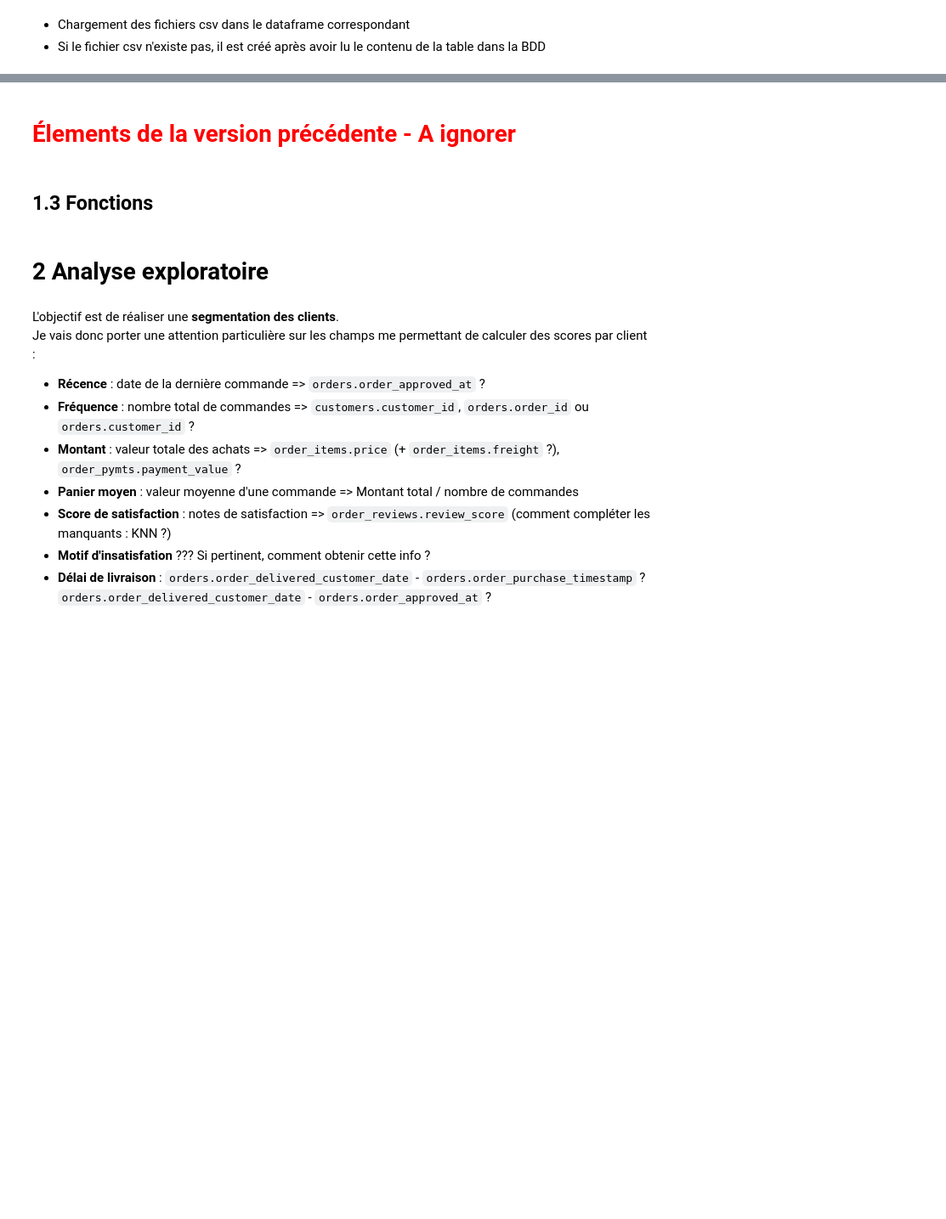
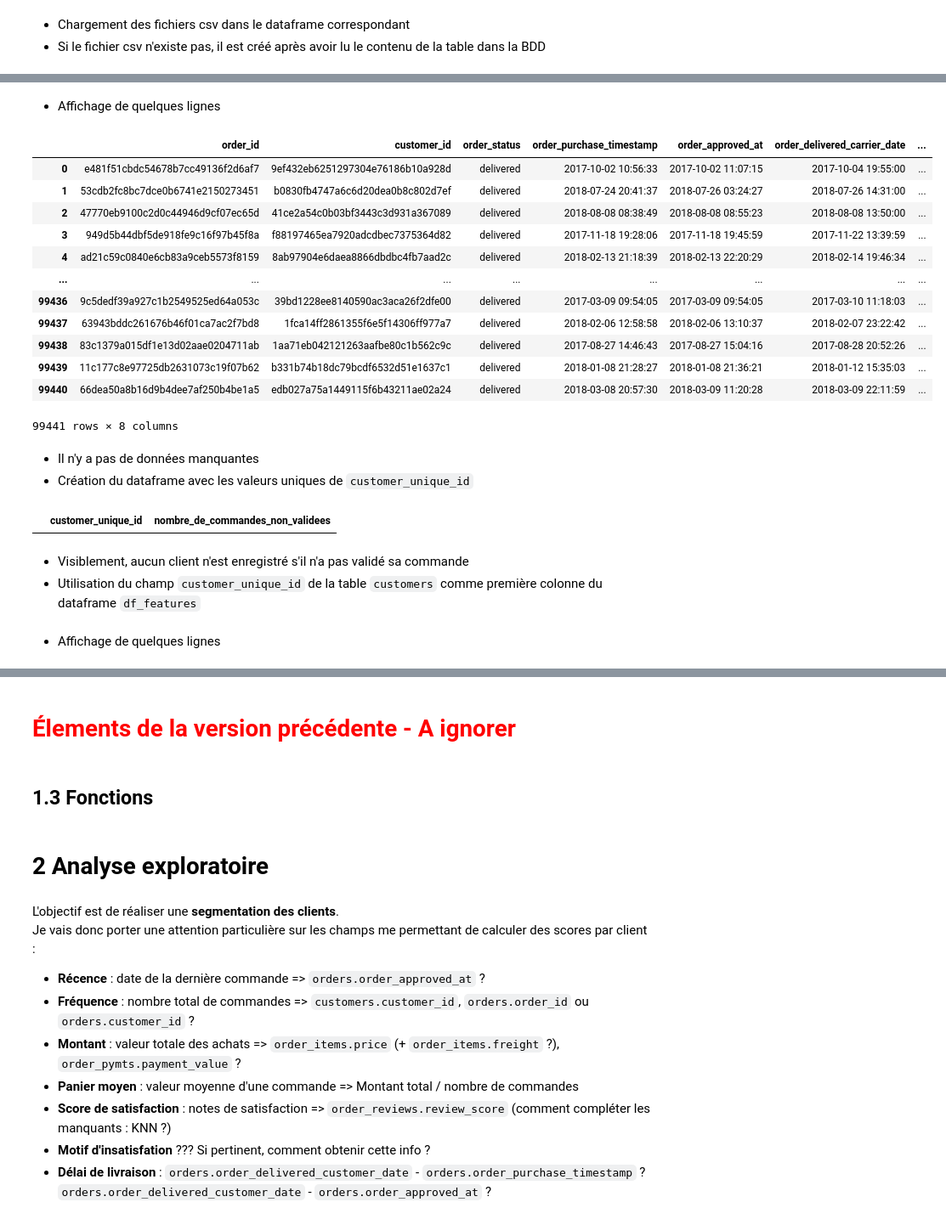
Before and after one commit to Christophe-Aballea/OC_projet5_Segmentez_des_clients_d_un_site_ecommerce, a Jupyter notebook: P05_Notebook2_Feature_ingineering.ipynb, the cells around one changed output, grey strips where cells are left out. Shown at 85% size. Drawn from its saved outputs; the diff is of its cells as text; code cells hidden in the pictures; blank space fills up the shorter version.

```diff
--- a/P05_Notebook2_Feature_ingineering.ipynb
+++ b/P05_Notebook2_Feature_ingineering.ipynb
@@ -209,0 +309,38 @@ df_order_pymts = create_dataframe_and_csv_if_not_exist_from_table('order_pymts')
+# %% [markdown]
+* Affichage de quelques lignes
+# %%
+display(df_orders)
+# %% [output]
+|  | order_id | customer_id | order_status | order_purchase_timestamp | order_approved_at | order_delivered_carrier_date | ... |
+| 0 | e481f51cbdc54678b7cc49136f2d6af7 | 9ef432eb6251297304e76186b10a928d | delivered | 2017-10-02 10:56:33 | 2017-10-02 11:07:15 | 2017-10-04 19:55:00 | ... |
+| 1 | 53cdb2fc8bc7dce0b6741e2150273451 | b0830fb4747a6c6d20dea0b8c802d7ef | delivered | 2018-07-24 20:41:37 | 2018-07-26 03:24:27 | 2018-07-26 14:31:00 | ... |
+| 2 | 47770eb9100c2d0c44946d9cf07ec65d | 41ce2a54c0b03bf3443c3d931a367089 | delivered | 2018-08-08 08:38:49 | 2018-08-08 08:55:23 | 2018-08-08 13:50:00 | ... |
+| 3 | 949d5b44dbf5de918fe9c16f97b45f8a | f88197465ea7920adcdbec7375364d82 | delivered | 2017-11-18 19:28:06 | 2017-11-18 19:45:59 | 2017-11-22 13:39:59 | ... |
+| 4 | ad21c59c0840e6cb83a9ceb5573f8159 | 8ab97904e6daea8866dbdbc4fb7aad2c | delivered | 2018-02-13 21:18:39 | 2018-02-13 22:20:29 | 2018-02-14 19:46:34 | ... |
+| ... | ... | ... | ... | ... | ... | ... | ... |
+| 99436 | 9c5dedf39a927c1b2549525ed64a053c | 39bd1228ee8140590ac3aca26f2dfe00 | delivered | 2017-03-09 09:54:05 | 2017-03-09 09:54:05 | 2017-03-10 11:18:03 | ... |
+| 99437 | 63943bddc261676b46f01ca7ac2f7bd8 | 1fca14ff2861355f6e5f14306ff977a7 | delivered | 2018-02-06 12:58:58 | 2018-02-06 13:10:37 | 2018-02-07 23:22:42 | ... |
+| 99438 | 83c1379a015df1e13d02aae0204711ab | 1aa71eb042121263aafbe80c1b562c9c | delivered | 2017-08-27 14:46:43 | 2017-08-27 15:04:16 | 2017-08-28 20:52:26 | ... |
+| 99439 | 11c177c8e97725db2631073c19f07b62 | b331b74b18dc79bcdf6532d51e1637c1 | delivered | 2018-01-08 21:28:27 | 2018-01-08 21:36:21 | 2018-01-12 15:35:03 | ... |
+| 99440 | 66dea50a8b16d9b4dee7af250b4be1a5 | edb027a75a1449115f6b43211ae02a24 | delivered | 2018-03-08 20:57:30 | 2018-03-09 11:20:28 | 2018-03-09 22:11:59 | ... |
+99441 rows × 8 columns
+# %% [markdown]
+* Il n'y a pas de données manquantes
+* Création du dataframe avec les valeurs uniques de `customer_unique_id`
+# %%
+# Y-a-t-il des 'customer_unique_id' avec des commandes non validées ?
+query = """SELECT customer_unique_id, COUNT(o.order_id) AS nombre_de_commandes_non_validees
+FROM customers c
+LEFT JOIN orders o
+ON o.customer_id = c.customer_id
+WHERE order_purchase_timestamp IS NULL
+GROUP BY customer_unique_id
+ORDER BY nombre_de_commandes_non_validees;
+"""
+result = f_query_result(query)
+display(result)
+# %% [output]
+|  | customer_unique_id | nombre_de_commandes_non_validees |
+# %% [markdown]
+* Visiblement, aucun client n'est enregistré s'il n'a pas validé sa commande
+* Utilisation du champ `customer_unique_id` de la table `customers` comme première colonne du dataframe `df_features`
@@ -209,0 +350,2 @@ df_order_pymts = create_dataframe_and_csv_if_not_exist_from_table('order_pymts')
+# %% [markdown]
+* Affichage de quelques lignes
```
Also changed, not shown: parts of 37 cells of this notebook, 2 other files.
